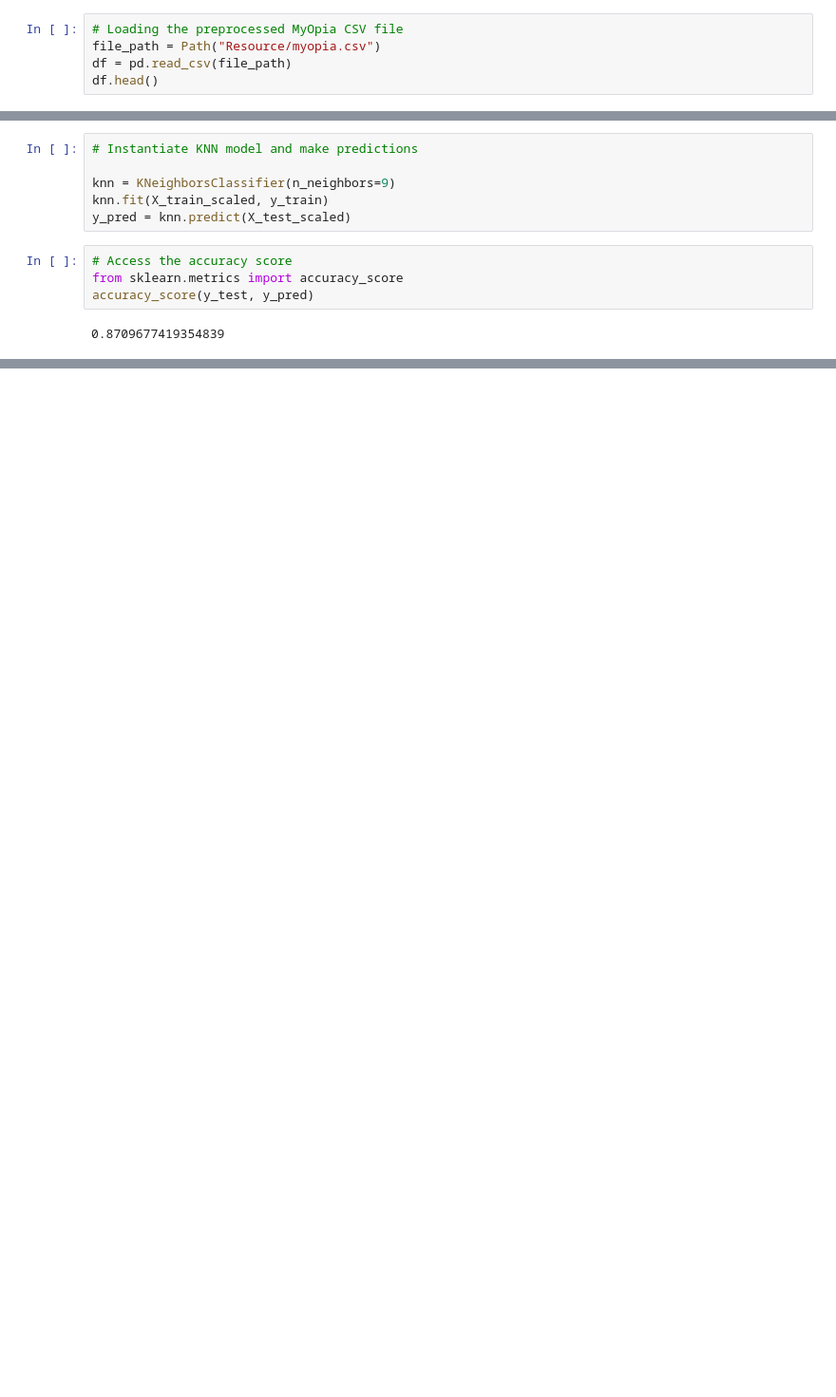
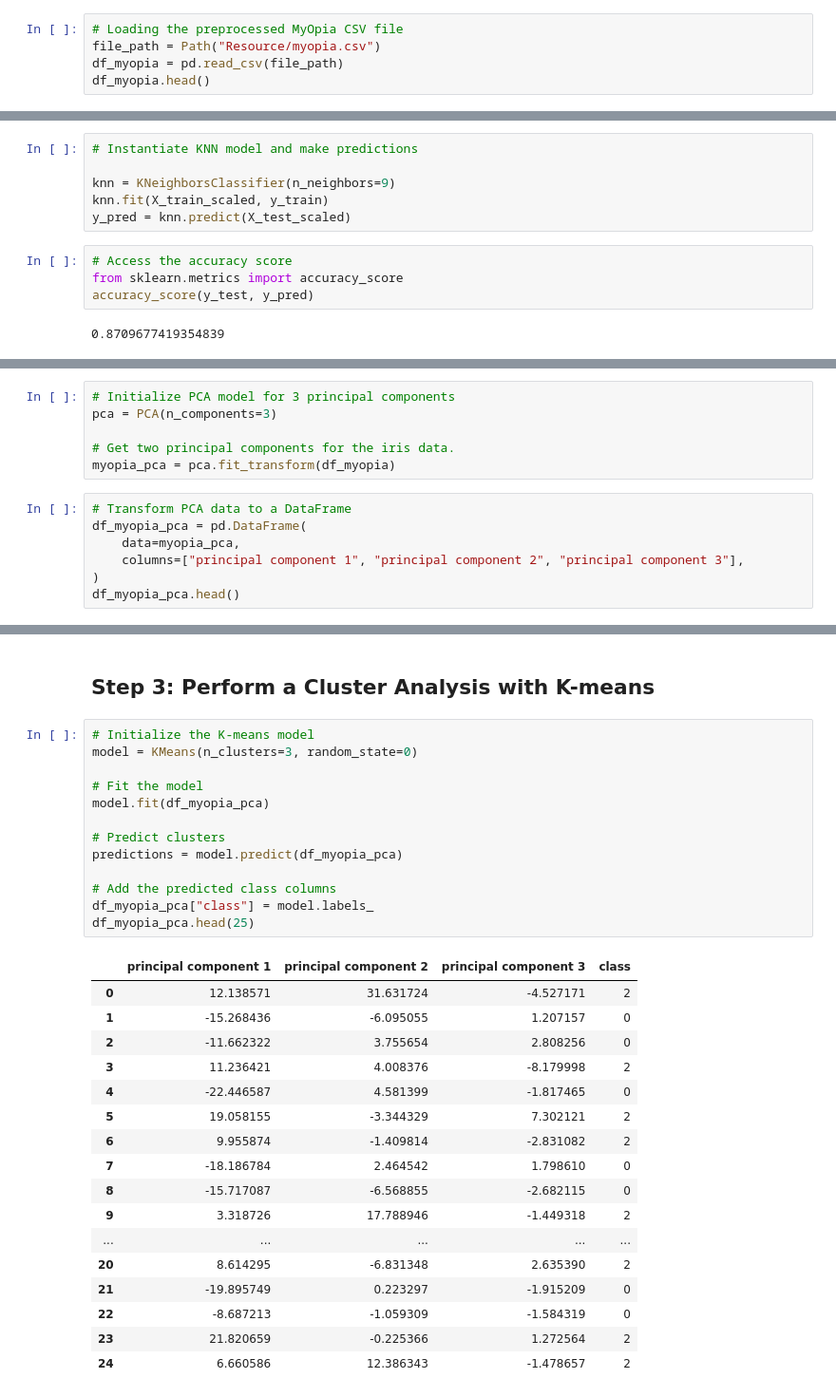
Before and after one commit to mmyang123/Unsupervised-Learning, a Jupyter notebook: MyOpia.ipynb, the cells around one changed output, grey strips where cells are left out. Shown at 95% size. Saved outputs shown, nothing was run; the diff lists cells and outputs as text; blank space fills up the shorter version.

Commit message:
Update Kmeans

```diff
--- a/MyOpia.ipynb
+++ b/MyOpia.ipynb
@@ -12,8 +14,8 @@ from sklearn.preprocessing import StandardScaler
 # %%
 # Loading the preprocessed MyOpia CSV file
 file_path = Path("Resource/myopia.csv")
-df = pd.read_csv(file_path)
-df.head()
+df_myopia = pd.read_csv(file_path)
+df_myopia.head()
 # %% [output]
 |  | AGE | SPHEQ | AL | ACD | LT | VCD | SPORTHR | READHR | COMPHR | STUDYHR | TVHR | ... |
 | 0 | 6 | -0.052 | 21.889999 | 3.690 | 3.498 | 14.70 | 45 | 8 | 0 | 0 | 10 | ... |
@@ -79,0 +123,13 @@ accuracy_score(y_test, y_pred)
+# %%
+# Initialize PCA model for 3 principal components
+pca = PCA(n_components=3)
+
+# Get two principal components for the iris data.
+myopia_pca = pca.fit_transform(df_myopia)
+# %%
+# Transform PCA data to a DataFrame
+df_myopia_pca = pd.DataFrame(
+    data=myopia_pca,
+    columns=["principal component 1", "principal component 2", "principal component 3"],
+)
+df_myopia_pca.head()
@@ -79,0 +151,33 @@ accuracy_score(y_test, y_pred)
+# %% [markdown]
+## Step 3: Perform a Cluster Analysis with K-means
+# %%
+# Initialize the K-means model
+model = KMeans(n_clusters=3, random_state=0)
+
+# Fit the model
+model.fit(df_myopia_pca)
+
+# Predict clusters
+predictions = model.predict(df_myopia_pca)
+
+# Add the predicted class columns
+df_myopia_pca["class"] = model.labels_
+df_myopia_pca.head(25)
+# %% [output]
+|  | principal component 1 | principal component 2 | principal component 3 | class |
+| 0 | 12.138571 | 31.631724 | -4.527171 | 2 |
+| 1 | -15.268436 | -6.095055 | 1.207157 | 0 |
+| 2 | -11.662322 | 3.755654 | 2.808256 | 0 |
+| 3 | 11.236421 | 4.008376 | -8.179998 | 2 |
+| 4 | -22.446587 | 4.581399 | -1.817465 | 0 |
+| 5 | 19.058155 | -3.344329 | 7.302121 | 2 |
+| 6 | 9.955874 | -1.409814 | -2.831082 | 2 |
+| 7 | -18.186784 | 2.464542 | 1.798610 | 0 |
+| 8 | -15.717087 | -6.568855 | -2.682115 | 0 |
+| 9 | 3.318726 | 17.788946 | -1.449318 | 2 |
+| ... | ... | ... | ... | ... |
+| 20 | 8.614295 | -6.831348 | 2.635390 | 2 |
+| 21 | -19.895749 | 0.223297 | -1.915209 | 0 |
+| 22 | -8.687213 | -1.059309 | -1.584319 | 0 |
+| 23 | 21.820659 | -0.225366 | 1.272564 | 2 |
+| 24 | 6.660586 | 12.386343 | -1.478657 | 2 |
```
Also changed, not shown: parts of 22 cells of this notebook.
